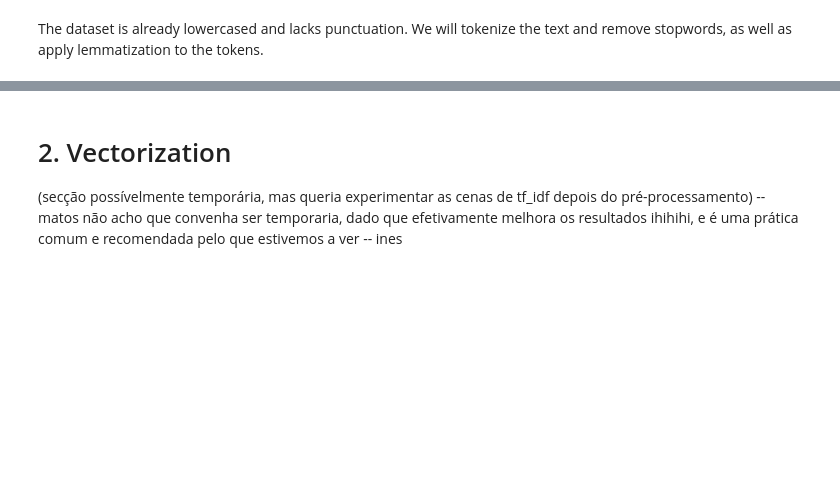
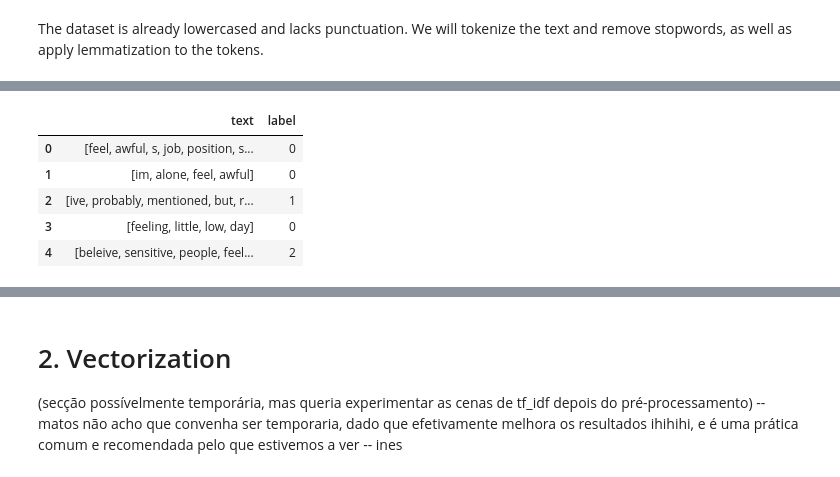
Before and after one commit to yoxerao/PLN, a Jupyter notebook: Emotion_Class_Model copy.ipynb, the cells around one changed output, grey strips where cells are left out. Saved outputs shown, nothing was run; the diff lists cells and outputs as text; code cells hidden in the pictures; blank space fills up the shorter version.

```diff
--- a/Emotion_Class_Model copy.ipynb
+++ b/Emotion_Class_Model copy.ipynb
@@ -31,7 +31,8 @@ def pre_process_data(dataset):
 
     #remove stop words
     my_stop_words = text.ENGLISH_STOP_WORDS
-    words_to_keep = frozenset(['no', 'couldnt', 'cry', 'not', 'cant', 'cannot', 'nor', 'except', 'nobody', 'off', 'but', 'serious', 'enough', 'nothing', 'alone', 'down', 'only', 'without'])
+    #print(my_stop_words)
+    words_to_keep = frozenset(['no', 'couldnt', 'cry', 'not', 'cant', 'cannot', 'nor', 'except', 'nobody', 'off', 'but', 'serious', 'enough', 'nothing', 'alone', 'down', 'only', 'without','hereby'])
     my_stop_words = my_stop_words - words_to_keep
 
     dataset['text'] = dataset['text'].apply(lambda x: [word for word in x if word not in my_stop_words])
@@ -44,3 +45,4 @@ def pre_process_data(dataset):
 
 data = pre_process_data(data)
 data.head()
+# %% [output]
@@ -47,3 +58,9 @@ data.head()
+|  | text | label |
+| 0 | [feel, awful, s, job, position, s... | 0 |
+| 1 | [im, alone, feel, awful] | 0 |
+| 2 | [ive, probably, mentioned, but, r... | 1 |
+| 3 | [feeling, little, low, day] | 0 |
+| 4 | [beleive, sensitive, people, feel... | 2 |
 # %%
 test_data = pd.read_json('./data/test.jsonl', lines=True)
 train_data = pd.read_json('./data/train.jsonl', lines=True)
```
Also changed, not shown: parts of 27 cells of this notebook, 3 other files.
